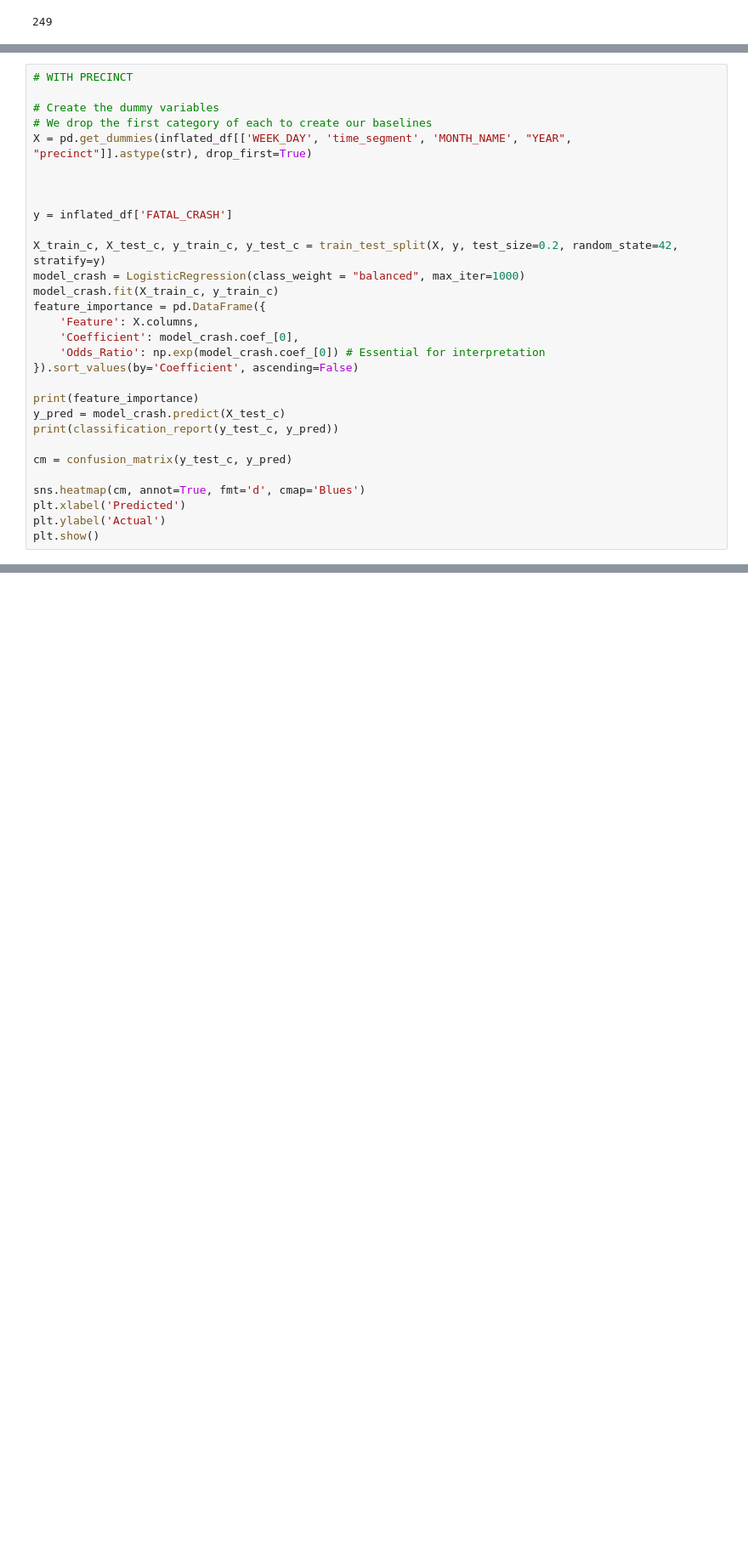
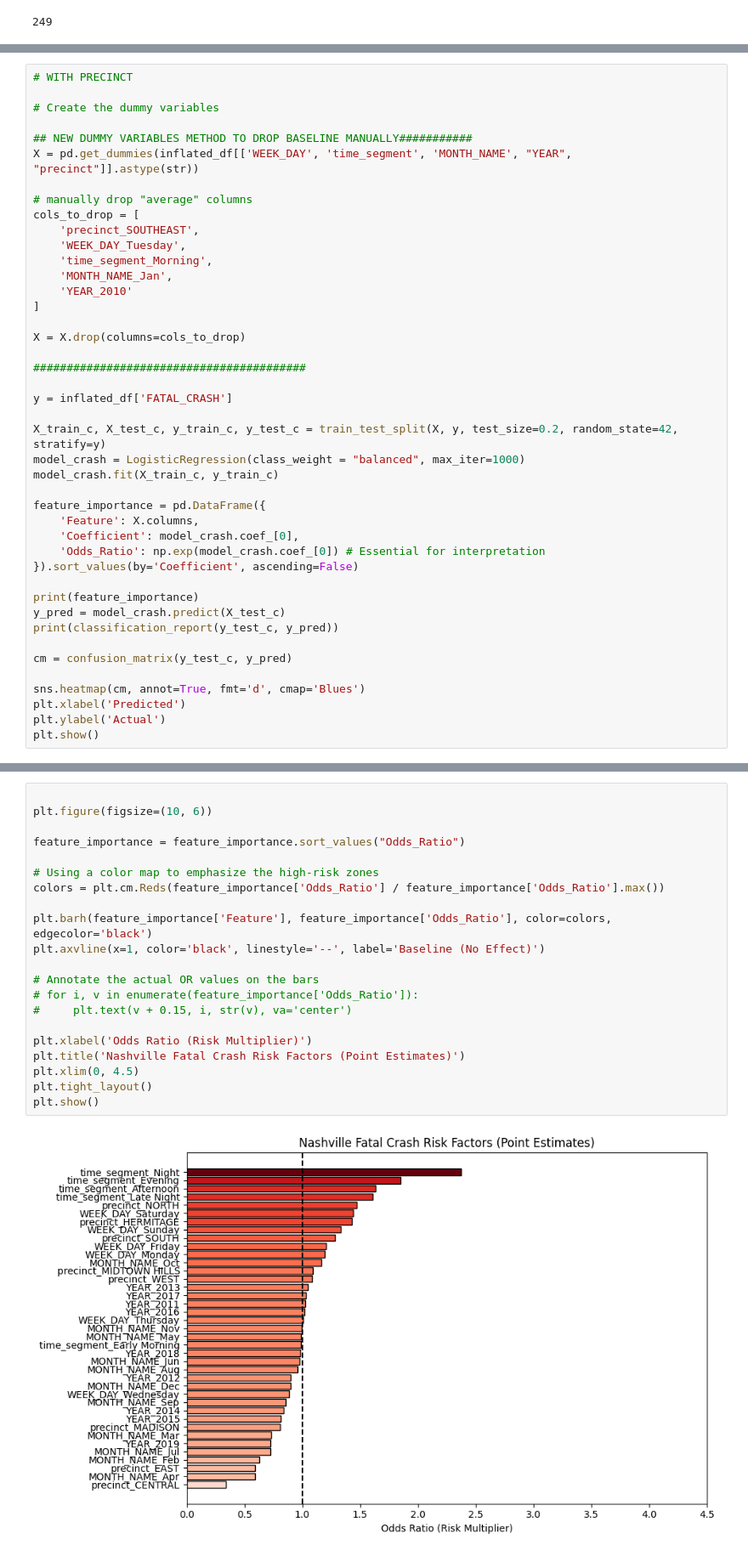
Before and after one commit to utexas-SDS-357/sds357-project-sp26-revolutionaries, a Jupyter notebook: rachel_work/rachel_midterm _work.ipynb, the cells around one changed output, grey strips where cells are left out. Shown at 85% size. Drawn from its saved outputs; the diff is of its cells as text; blank space fills up the shorter version.

Commit message:
please let this be one of the last commits - code for plotting feature importance and new dummy variable methods

```diff
--- a/rachel_work/rachel_midterm _work.ipynb
+++ b/rachel_work/rachel_midterm _work.ipynb
@@ -478,16 +504,29 @@ weighted avg       0.99      0.55      0.71     36396
 # WITH PRECINCT
 
 # Create the dummy variables
-# We drop the first category of each to create our baselines
-X = pd.get_dummies(inflated_df[['WEEK_DAY', 'time_segment', 'MONTH_NAME', "YEAR", "precinct"]].astype(str), drop_first=True)
 
+## NEW DUMMY VARIABLES METHOD TO DROP BASELINE MANUALLY###########
+X = pd.get_dummies(inflated_df[['WEEK_DAY', 'time_segment', 'MONTH_NAME', "YEAR", "precinct"]].astype(str))
 
+# manually drop "average" columns
+cols_to_drop = [
+    'precinct_SOUTHEAST',
+    'WEEK_DAY_Tuesday',
+    'time_segment_Morning',
+    'MONTH_NAME_Jan',
+    'YEAR_2010'
+]
+
+X = X.drop(columns=cols_to_drop)
+
+#########################################
 
 y = inflated_df['FATAL_CRASH']
 
 X_train_c, X_test_c, y_train_c, y_test_c = train_test_split(X, y, test_size=0.2, random_state=42, stratify=y)
 model_crash = LogisticRegression(class_weight = "balanced", max_iter=1000)
 model_crash.fit(X_train_c, y_train_c)
+
 feature_importance = pd.DataFrame({
     'Feature': X.columns,
     'Coefficient': model_crash.coef_[0],
@@ -536,0 +586,23 @@ weighted avg       0.99      0.57      0.72     36396
+# %%
+
+plt.figure(figsize=(10, 6))
+
+feature_importance = feature_importance.sort_values("Odds_Ratio")
+
+# Using a color map to emphasize the high-risk zones
+colors = plt.cm.Reds(feature_importance['Odds_Ratio'] / feature_importance['Odds_Ratio'].max())
+
+plt.barh(feature_importance['Feature'], feature_importance['Odds_Ratio'], color=colors, edgecolor='black')
+plt.axvline(x=1, color='black', linestyle='--', label='Baseline (No Effect)')
+
+# Annotate the actual OR values on the bars
+# for i, v in enumerate(feature_importance['Odds_Ratio']):
+#     plt.text(v + 0.15, i, str(v), va='center')
+
+plt.xlabel('Odds Ratio (Risk Multiplier)')
+plt.title('Nashville Fatal Crash Risk Factors (Point Estimates)')
+plt.xlim(0, 4.5)
+plt.tight_layout()
+plt.show()
+# %% [output]
+[figure, added]
```
Also changed, not shown: parts of 6 cells of this notebook.
